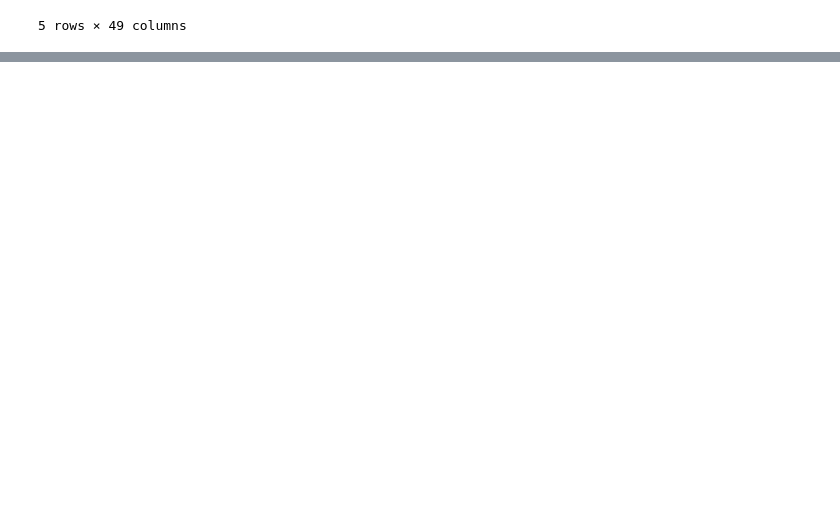
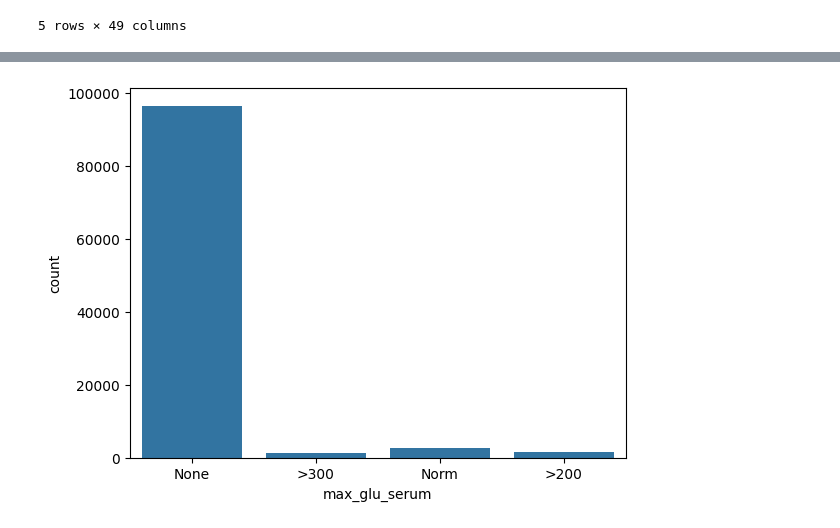
Before and after one commit to MechaMic38/unibs_mldm_diabetes, a Jupyter notebook: notebooks/dataset_eda.ipynb, the cells around one changed output, grey strips where cells are left out. Drawn from its saved outputs; the diff is of its cells as text; code cells hidden in the pictures; blank space fills up the shorter version.

```diff
--- a/notebooks/dataset_eda.ipynb
+++ b/notebooks/dataset_eda.ipynb
@@ -68,0 +134,5 @@ Work in progress... the estimated date of completion is also work in progress Lo
+# %%
+sns.countplot(data=diabetic_data, x='max_glu_serum')
+plt.show()
+# %% [output]
+[figure, added]
```
Also changed, not shown: parts of 39 cells of this notebook.
